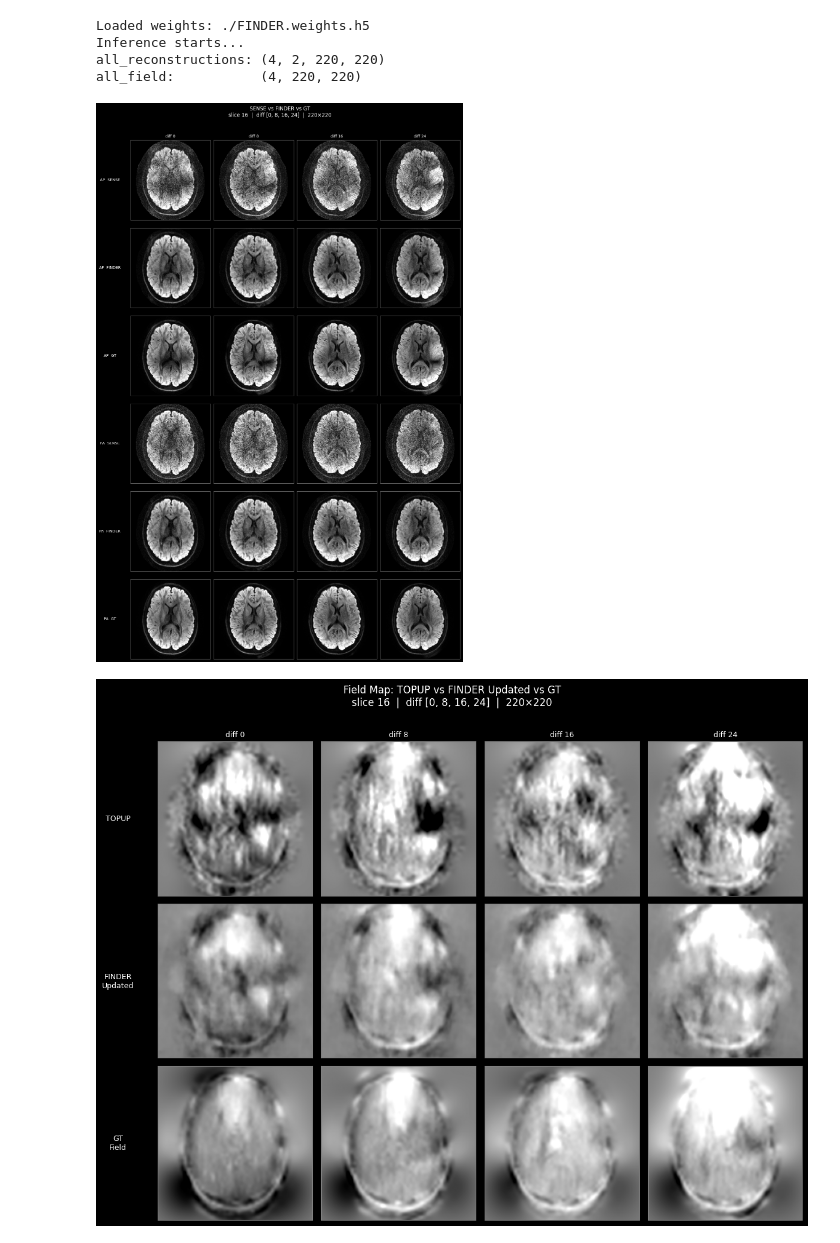
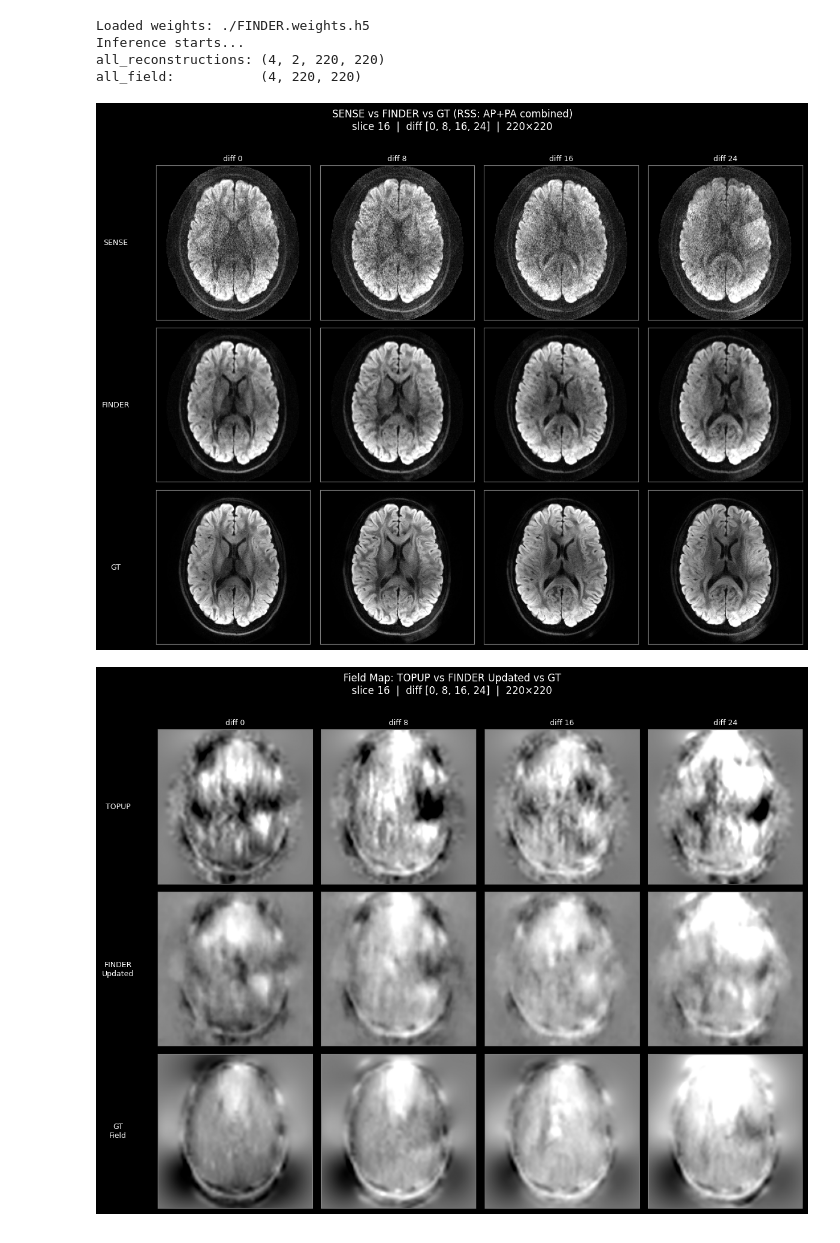
Before and after one commit to jaejin-cho/FINDER-MRI, a Jupyter notebook: FINDER_inference.ipynb, the cells around one changed output. Saved outputs shown, nothing was run; the diff lists cells and outputs as text; code cells hidden in the pictures.

Commit message:
FINDER

```diff
--- a/FINDER_inference.ipynb
+++ b/FINDER_inference.ipynb
@@ -134,48 +134,48 @@ ref_pa  = [np.rot90(np.abs(sense_np[i, 1])) for i in range(n_diff)]
 rec_ap  = [np.rot90(np.abs(all_reconstructions[i, 0])) for i in range(n_diff)]
 rec_pa  = [np.rot90(np.abs(all_reconstructions[i, 1])) for i in range(n_diff)]
 
+ref_rss = [np.sqrt(ap**2 + pa**2) for ap, pa in zip(ref_ap, ref_pa)]
+rec_rss = [np.sqrt(ap**2 + pa**2) for ap, pa in zip(rec_ap, rec_pa)]
+gt_rss  = [np.sqrt(ap**2 + pa**2) for ap, pa in zip(gt_ap, gt_pa)]
+
 def shared_clim(*img_lists):
     all_vals = np.concatenate([im.ravel() for imgs in img_lists for im in imgs])
     return 0, np.percentile(all_vals, 99)
 
-clim_ap = shared_clim(ref_ap, rec_ap, gt_ap)
-clim_pa = shared_clim(ref_pa, rec_pa, gt_pa)
+clim_rss = shared_clim(ref_rss, rec_rss, gt_rss)
 
 row_data = [
-    (ref_ap, 'AP  SENSE',   'gray', clim_ap),
-    (rec_ap, 'AP  FINDER',  'gray', clim_ap),
-    (gt_ap,  'AP  GT',      'gray', clim_ap),
-    (ref_pa, 'PA  SENSE',   'gray', clim_pa),
-    (rec_pa, 'PA  FINDER',  'gray', clim_pa),
-    (gt_pa,  'PA  GT',      'gray', clim_pa),
+    (ref_rss, 'SENSE',  'gray', clim_rss),
+    (rec_rss, 'FINDER', 'gray', clim_rss),
+    (gt_rss,  'GT',     'gray', clim_rss),
 ]
 n_rows, n_cols = len(row_data), n_diff
 
 fig, axes = plt.subplots(n_rows, n_cols,
                          figsize=(n_cols * 3, n_rows * 3),
                          facecolor='black')
 
 for r, (imgs, row_label, cmap, clim) in enumerate(row_data):
     vmin, vmax = clim
     for c, (img, diff_idx) in enumerate(zip(imgs, target_diffs)):
         ax = axes[r, c]
         ax.imshow(img, cmap=cmap, vmin=vmin, vmax=vmax, aspect='equal')
         ax.set_facecolor('black')
         ax.tick_params(left=False, bottom=False, labelleft=False, labelbottom=False)
         for spine in ax.spines.values():
             spine.set_edgecolor('gray')
         if r == 0:
             ax.set_title(f"diff {diff_idx}", color='white', fontsize=9)
         if c == 0:
             ax.set_ylabel(row_label, color='white', fontsize=9, rotation=0,
                           labelpad=48, va='center')
 
-fig.suptitle(f'SENSE vs FINDER vs GT\nslice {target_slice}  |  diff {target_diffs}  |  {imgs[0].shape[0]}×{imgs[0].shape[1]}',
+fig.suptitle(f'SENSE vs FINDER vs GT (RSS: AP+PA combined)\nslice {target_slice}  |  diff {target_diffs}  |  {imgs[0].shape[0]}×{imgs[0].shape[1]}',
              color='white', fontsize=12, y=1.01)
 plt.tight_layout()
 plt.show()
 # %% [output]
-[figure, old version]
+[figure, new version]
 # %%
 gt_field_base = './data/gt/field/'
 fld_gt = [np.load(f"{gt_field_base}field_gt_z016_q{d:03d}.npy")
```
Also changed, not shown: 1 other file.
